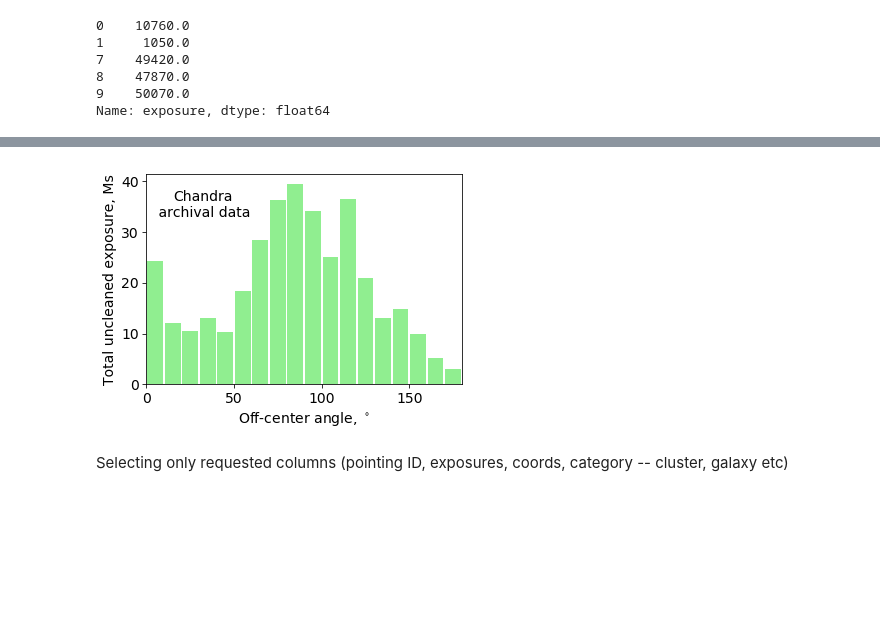
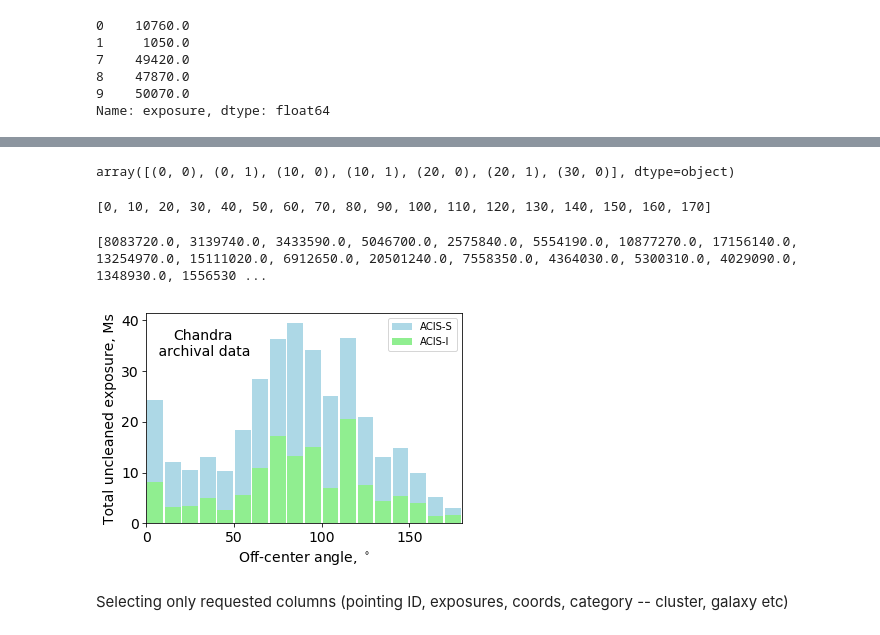
Before and after one commit to Dima806/archived-xray-data-heasarc, a Jupyter notebook: archived-chandra-data.ipynb, the cells around one changed output, grey strips where cells are left out. Cells and saved outputs as stored; diff of their text form; code cells hidden in the pictures; blank space fills up the shorter version.

```diff
--- a/archived-chandra-data.ipynb
+++ b/archived-chandra-data.ipynb
@@ -191,7 +211,7 @@ data.describe()
 | 75% | 14435.500000 | 283.770990 | 45.888680 | 34955.000000 | 13.000000 | 1.380088e+07 | 800230.500000 | 7000.000000 | 6853.450300 | ... |
 | max | 62877.000000 | 359.999990 | 89.583710 | 192360.000000 | 19.000000 | 1.990067e+07 | 980458.000000 | 9999.000000 | 10764.413500 | ... |
 # %%
-filtered_data = data[['obsid', 'exposure', '_offset', '_l', '_b', 'category_num']]
+filtered_data = data[['obsid', 'exposure', '_offset', '_l', '_b', 'category_num', 'detector_num']]
 filtered_data = filtered_data.dropna(axis=0, how='any')
 filtered_data.head()
 # %% [output]
@@ -207,4 +227,4 @@ dr = 10
 filtered_data['raw_offset'] = filtered_data['_offset'].apply(lambda x: math.floor(x/(60.0*dr))*dr)
 filtered_data.head()
 
-binned_time = filtered_data.groupby('raw_offset').agg(sum)[['exposure']]
+binned_time = filtered_data.groupby(['raw_offset', 'detector_num']).agg(sum)[['exposure']]
@@ -211,19 +241,37 @@ binned_time = filtered_data.groupby('raw_offset').agg(sum)[['exposure']]
+# %%
+np.array(binned_time.index[0:7])
+# %% [output]
+array([(0, 0), (0, 1), (10, 0), (10, 1), (20, 0), (20, 1), (30, 0)], dtype=object)
+# %%
+ind = [i[0] for i in np.array(binned_time.index) if i[1] == 0]
+ind
+# %% [output]
+[0, 10, 20, 30, 40, 50, 60, 70, 80, 90, 100, 110, 120, 130, 140, 150, 160, 170]
+# %%
+acisi_exposure = binned_time['exposure'][::2].tolist()
+aciss_exposure = binned_time['exposure'][1::2].tolist()
+print(acisi_exposure, aciss_exposure)
+# %% [output]
+[8083720.0, 3139740.0, 3433590.0, 5046700.0, 2575840.0, 5554190.0, 10877270.0, 17156140.0, 13254970.0, 15111020.0, 6912650.0, 20501240.0, 7558350.0, 4364030.0, 5300310.0, 4029090.0, 1348930.0, 1556530 ...
 # %%
 plt.xlim([0., 180.])
-plt.bar(np.array(binned_time.index + 5), 1e-6*np.array(binned_time['exposure']),
+plt.bar(np.array(ind) + 5, 1e-6*(np.array(acisi_exposure) + np.array(aciss_exposure)),
+        width=9.0, color='lightblue')
+plt.bar(np.array(ind) + 5, 1e-6*np.array(acisi_exposure),
         width=9.0, color='lightgreen')
+plt.legend(['ACIS-S', 'ACIS-I'])
 plt.xlabel('Off-center angle, ${}^\circ$', size=14)
 plt.ylabel('Total uncleaned exposure, Ms', size=14)
 plt.tick_params(axis ='both', which='major', length=4, labelsize =14, color='black')
 plt.tick_params(axis ='both', which='minor', length=0)
 plt.figtext(x=0.28, y=0.73, s='Chandra\n archival data',
             ha='center', size=14, color='black')
 plt.subplots_adjust(left=0.15, right=0.88, top=0.88, bottom=0.15)
 
 plt.savefig("chandra-uncleaned-exposure.pdf", format="pdf",
             transparent=True,rasterized=True,dpi=300, pad_inches=1)
 # %% [output]
-[figure, old version]
+[figure, new version]
 # %% [markdown]
 Selecting only requested columns (pointing ID, exposures, coords, category -- cluster, galaxy etc)
 # %%
```
Also changed, not shown: parts of 9 cells of this notebook.
